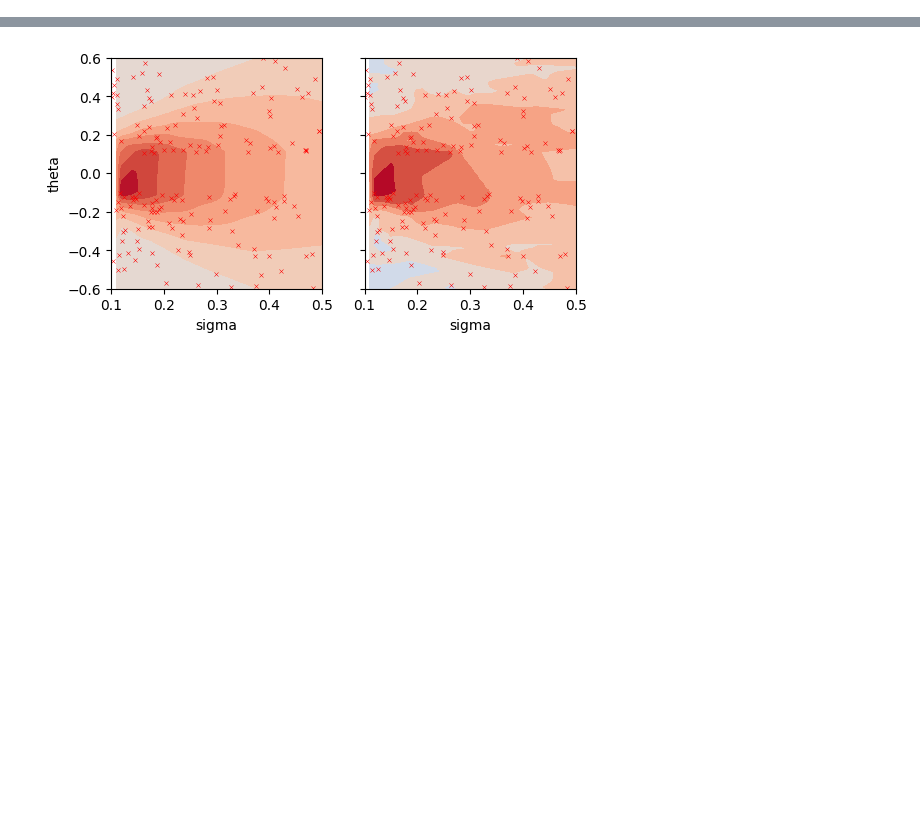
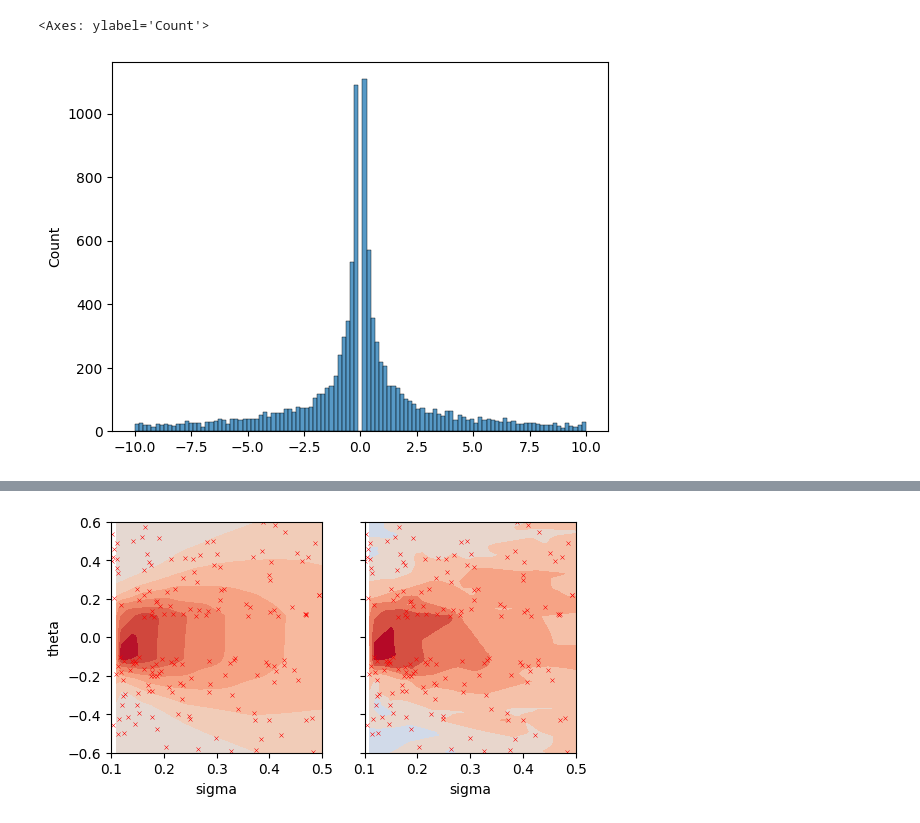
Before and after one commit to florianBachinger/SCR-Benchmarks-NIPS, a Jupyter notebook: examples/generate_training_data.ipynb, the cells around one changed output, grey strips where cells are left out. Saved outputs shown, nothing was run; the diff lists cells and outputs as text; code cells hidden in the pictures; blank space fills up the shorter version.

```diff
--- a/examples/generate_training_data.ipynb
+++ b/examples/generate_training_data.ipynb
@@ -54,0 +66,6 @@ The following example shows that we continuosly take from the convex hull of the
+# %%
+from SCRBenchmark.sampling import default_sampling
+sns.histplot(default_sampling(10000, min_value=1.0e-1, max_value=1.0e1))
+# %% [output]
+<Axes: ylabel='Count'>
+[figure, added]
```
Also changed, not shown: parts of 14 cells of this notebook.
